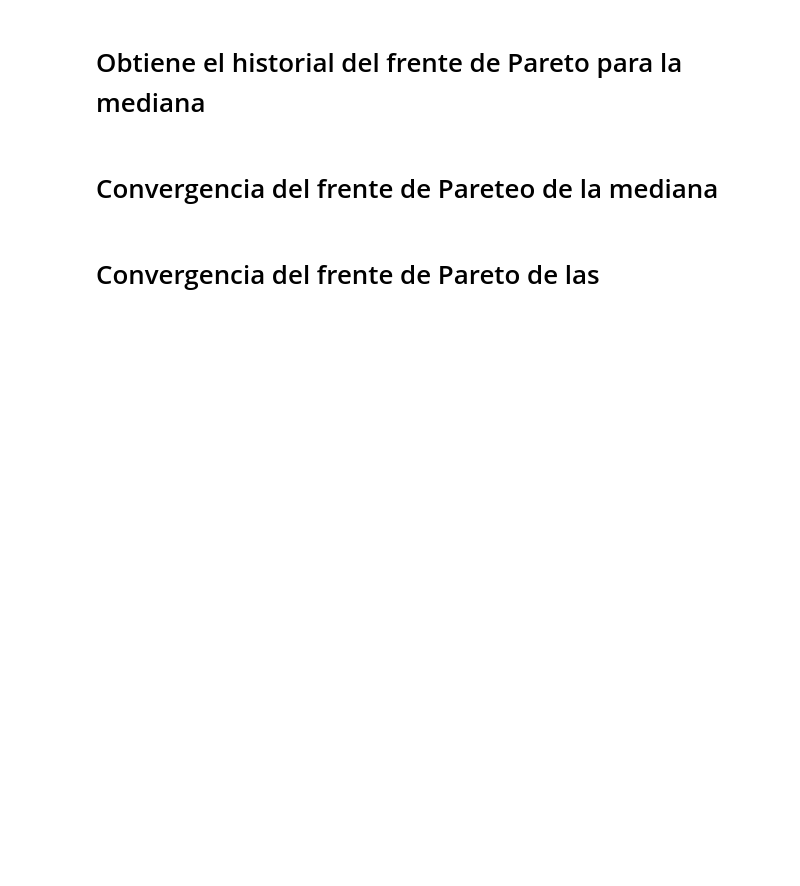
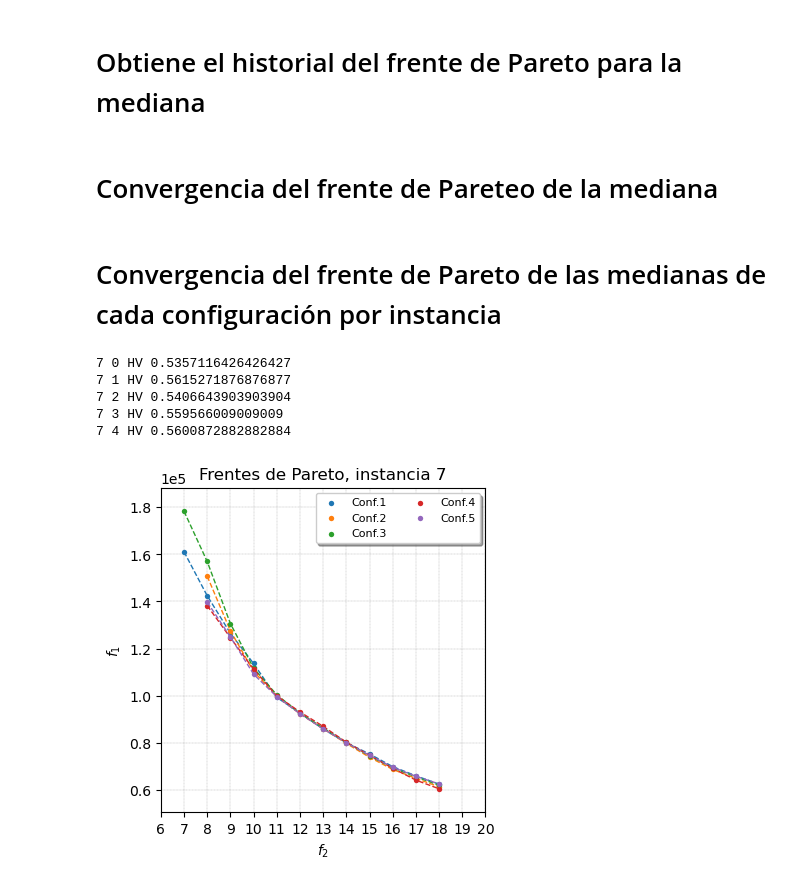
Before and after one commit to JMMorph/AmbulanceLocationAllocation, a Jupyter notebook: Notebooks/testPerformance.ipynb, the cells around one changed output. Cells and saved outputs as stored; diff of their text form; code cells hidden in the pictures; blank space fills up the shorter version.

```diff
--- a/Notebooks/testPerformance.ipynb
+++ b/Notebooks/testPerformance.ipynb
@@ -176,20 +180,28 @@ if plot_time:
     rects2 = ax.bar(2*ind + ind*3 + 1 - 0.5, np.mean(tiempos['7'],axis=1), ancho_barra, label='$Instancia\ 7\ (|J|=37)$', color=cmap(0.5), zorder = 2)
     rects3 = ax.bar(2*ind + ind*3 + 2 - 0.5, np.mean(tiempos['5'],axis=1), ancho_barra, label='$Instancia\ 5\ (|J|=53)$', color=cmap(0.8), zorder = 2)
 
+    for i in range(num_confs):
+        ax.text(2*i + i*3 - 0.5, 1.05*np.mean(tiempos['4'],axis=1)[i], f'{np.mean(tiempos["4"],axis=1)[i]:.2f}',
+                ha='center', va='bottom', color='black', zorder = 3, fontsize=6, rotation=90)
+        ax.text(2*i + i*3 + 1 - 0.5, 1.05*np.mean(tiempos['7'],axis=1)[i], f'{np.mean(tiempos["7"],axis=1)[i]:.2f}',
+                ha='center', va='bottom', color='black', zorder = 3, fontsize=6, rotation=90)
+        ax.text(2*i + i*3 + 2 - 0.5, 1.02*np.mean(tiempos['5'],axis=1)[i], f'{np.mean(tiempos["5"],axis=1)[i]:.2f}',
+                ha='center', va='bottom', color='black', zorder = 3, fontsize=6, rotation=90)
+
     # ax.plot([-10,100],[np.mean(promedio_info), np.mean(promedio_info)], color=cmap(0.2), linestyle='--', linewidth=1, zorder=2)
     # ax.plot([-10,100],[np.mean(promedio_procesos), np.mean(promedio_procesos)], color=cmap(0.5), linestyle='--', linewidth=1, zorder=2)
 
     # Configuración de ejes y etiquetas
     ax.set_xlabel('$Configuración$')
     ax.set_ylabel('$Tiempo (s)$')
-    ax.set_title('Tiempo de procesamiento de las instancias')
+    ax.set_title('Tiempo de optimización de las instancias')
     ax.set_xticks([i*2 + 3 * i + 0.5 for i in range(len(tiempos['5']))])
     ax.set_xticklabels([f'{i+1}' for i in range(len(tiempos['5']))])
     ax.set_xlim([-2, 2*(num_confs-1) + 3*(num_confs-1) +3])
-    ax.set_ylim([0, 1.6*np.max([np.mean(tiempos['4']), np.mean(tiempos['7']), np.mean(tiempos['5'])])])
+    ax.set_ylim([0, 1.8*np.max([np.mean(tiempos['4']), np.mean(tiempos['7']), np.mean(tiempos['5'])])])
 
     # Leyenda para identificar los modelos
-    ax.legend()
+    ax.legend(ncols=3, loc='upper center', fancybox=True, shadow=True)
     ax.grid(True,zorder=0, color='gray', linestyle='--', linewidth=0.4)
     # Mostrar la gráfica
     fig.savefig('/home/cic/Tesis/Figuras/Results/tiemposOptimización.png', dpi=300)
@@ -248,4 +263,6 @@ if test:
 #     print(testPerformance[i]['hv'][m])
 # %% [markdown]
 # Convergencia del frente de Pareteo de la mediana
+# %%
+plot_convergence = False
 # %%
@@ -327,2 +344,2 @@ for num,instance_id in enumerate(insts):
 # %% [markdown]
-# Convergencia del frente de Pareto de las
+# Convergencia del frente de Pareto de las medianas de cada configuración por instancia
@@ -330,0 +367,55 @@ for num,instance_id in enumerate(insts):
+# %%
+instance_id ='7'
+instance = '../GeoData/Instances/Instance_' + instance_id + '.pkl'
+
+fig,axs = plt.subplots(1,1, figsize=(4,4), constrained_layout=True)
+frentes = []
+
+for conf,p in enumerate(configuraciones):
+
+    with open('Results/' + str(instance_id) + '_' + str(conf) + '.pkl', 'rb') as f:
+        res = pickle.load(f)
+        f.close()
+
+    instance = '../GeoData/Instances/Instance_' + instance_id + '.pkl'
+    with open(instance, 'rb') as f:
+        instance = pickle.load(f)
+        f.close()
+
+    capacidades = instance['capacidades']
+    demanda = instance['demanda']
+
+    max_num_bases = np.ceil(len(demanda)/2)
+    max_f1, max_f2 = [len(demanda)*9000, max_num_bases + 1]
+
+    pf = copy(res.F)
+    frentes += pf.tolist()
+
+    pf[:,0] = pf[:,0]/max_f1
+    pf[:,1] = pf[:,1]/max_f2
+    pf = pf[pf[:,1].argsort()]
+    ind = HV(ref_point=[1,1])
+    print(instance_id,conf,"HV", 1-ind(pf))
+
+    axs.plot(pf[:, 1]*max_f2, pf[:, 0]*max_f1,zorder=3, lw=1, ls='--')
+    axs.scatter(pf[:, 1]*max_f2, pf[:, 0]*max_f1,zorder=3, lw=0, s=15,label='Conf.' + str(conf+1))
+
+axs.set_box_aspect(1)
+axs.set_xlabel('$f_2$')
+axs.set_ylabel('$f_1$')
+axs.set_xlim([min(np.array(frentes)[:,1])-1,max_f2])
+axs.set_ylim([min(np.array(frentes)[:,0])-10000,max(np.array(frentes)[:,0])+10000])
+axs.ticklabel_format(axis='y', style='sci', scilimits=(0,0))
+step = [1,2][(max_f2 > 20)*1]
+axs.set_xticks([i for i in range(int(min(np.array(frentes)[:,1])-1),int(max_f2)+1,step)])
+axs.set_title('Frentes de Pareto, instancia ' + instance_id)
+axs.grid(True,zorder=0, color='gray', linestyle='--', linewidth=0.2)
+axs.legend(ncol=2,prop = { "size": 8 }, fancybox=True, shadow=True)
+fig.savefig('/home/cic/Tesis/Figuras/Results/pareto_' + instance_id + '_' + 'all.png', dpi=300)
+# %% [output]
+7 0 HV 0.5357116426426427
+7 1 HV 0.5615271876876877
+7 2 HV 0.5406643903903904
+7 3 HV 0.559566009009009
+7 4 HV 0.5600872882882884
+[figure, added]
```
Also changed, not shown: parts of 14 cells of this notebook.
